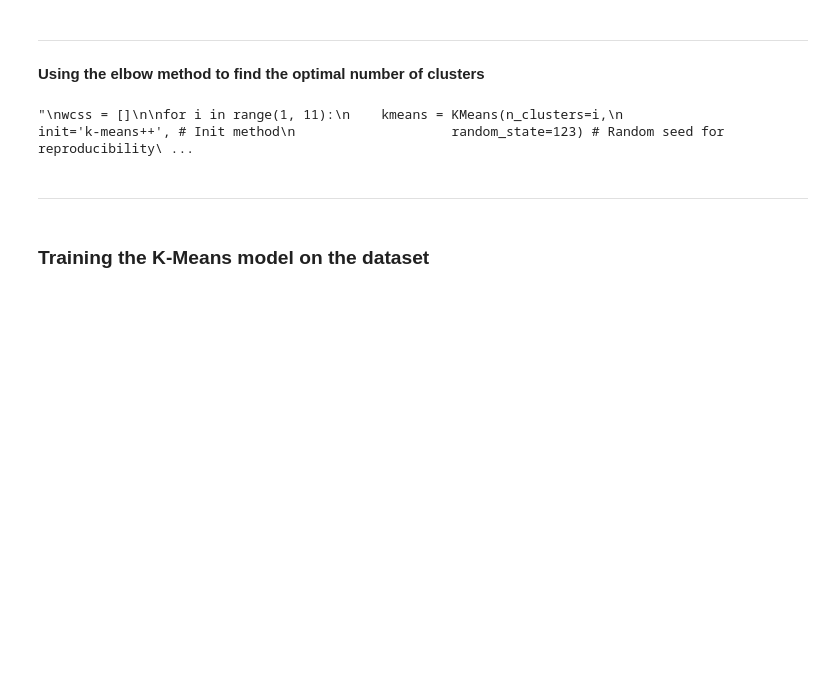
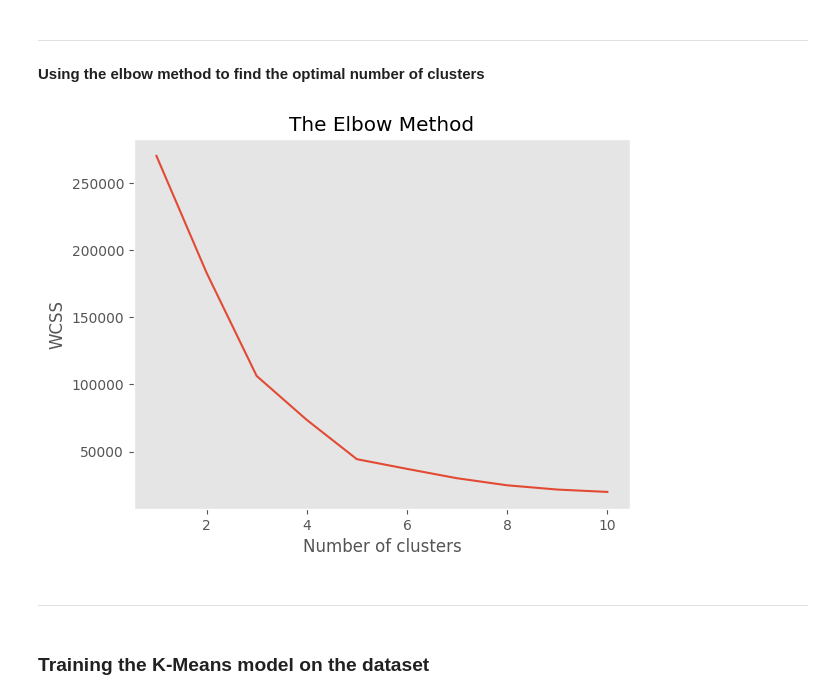
Before and after one commit to a-mhamdi/mlpy, a Jupyter notebook: Codes/Python/k-means-clustering.ipynb, the cells around one changed output. Saved outputs shown, nothing was run; the diff lists cells and outputs as text; code cells hidden in the pictures; blank space fills up the shorter version.

Commit message:
elbow method

```diff
--- a/Codes/Python/k-means-clustering.ipynb
+++ b/Codes/Python/k-means-clustering.ipynb
@@ -94,24 +94,23 @@ from sklearn.cluster import KMeans
 # %% [markdown]
 **Using the elbow method to find the optimal number of clusters**
 # %%
-"""
 wcss = []
 
 for i in range(1, 11):
     kmeans = KMeans(n_clusters=i,
                     init='k-means++', # Init method
-                    random_state=123) # Random seed for reproducibility
+                    n_init=5)
+
     kmeans.fit(X)
     wcss.append(kmeans.inertia_)
 
 plt.plot(range(1, 11), wcss)
 plt.title('The Elbow Method')
 plt.xlabel('Number of clusters')
 plt.ylabel('WCSS')
 plt.grid()
-"""
 # %% [output]
-"\nwcss = []\n\nfor i in range(1, 11):\n    kmeans = KMeans(n_clusters=i,\n                    init='k-means++', # Init method\n                    random_state=123) # Random seed for reproducibility\ ...
+[figure, added]
 # %% [markdown]
 ---
 # %% [markdown]
```
Also changed, not shown: parts of 3 cells of this notebook.
